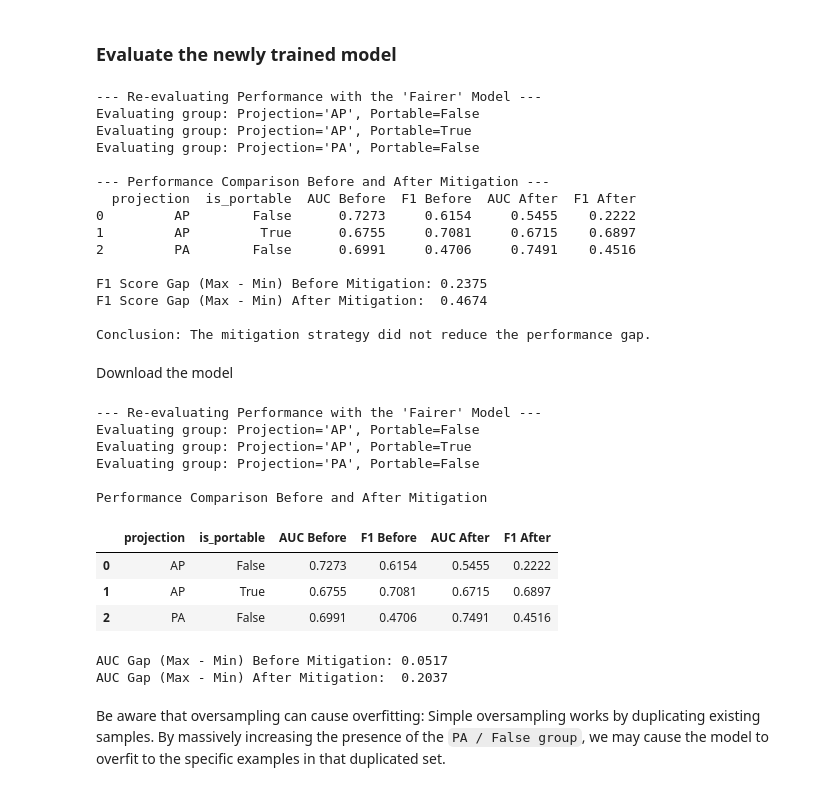
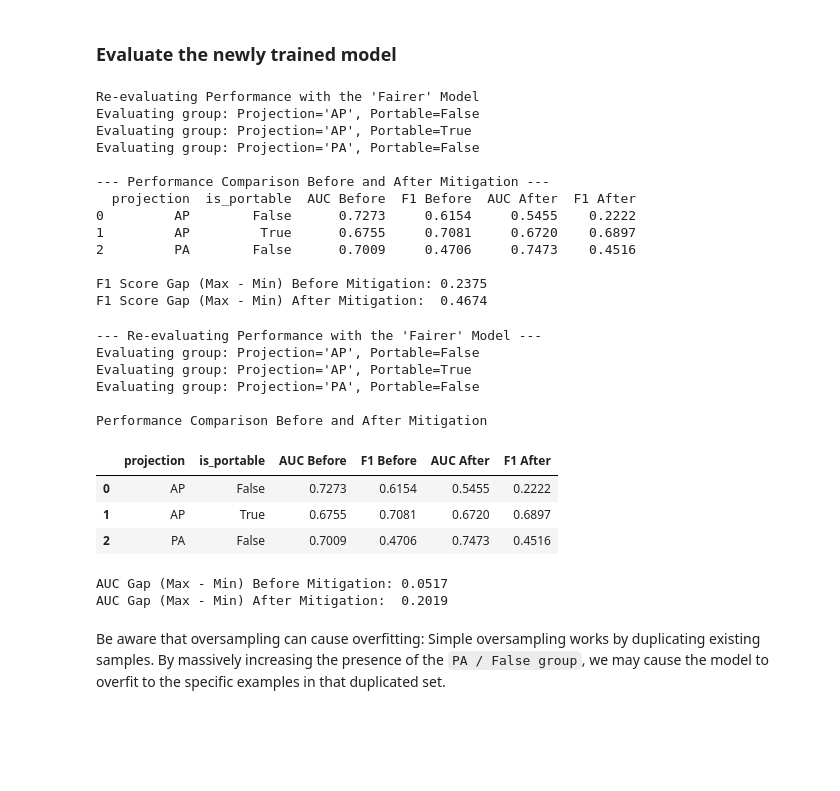
Before and after one commit to Christelleelkhoury/AIM, a Jupyter notebook: project/week5_solution.ipynb, the cells around one changed output. Cells and saved outputs as stored; diff of their text form; code cells hidden in the pictures; blank space fills up the shorter version.

```diff
--- a/project/week5_solution.ipynb
+++ b/project/week5_solution.ipynb
@@ -228,7 +273,7 @@ for name, d in [('train', train_df), ('val', val_df), ('test', test_df)]:
     print(f"{name}: rows={tot}, projection missing={na_proj} ({na_proj/tot:.1%})")
 
 # Construct the full expected PNG path for each row
-image_dir = '/albarqouni_lab/raw_datasets/AIM_datasets/MIMIC-CXR-png/files-png'
+image_dir = './MIMIC-CXR-png/files-png'
 train_df['img_path'] = train_df.apply(lambda r: os.path.join(image_dir,f"p{r.subject_id}",f"s{r.study_id}",f"{r.dicom_id}.png"),axis=1);train_df.reset_index(drop=True,inplace=True)
 val_df['img_path'] = val_df.apply(lambda r: os.path.join(image_dir,f"p{r.subject_id}",f"s{r.study_id}",f"{r.dicom_id}.png"),axis=1);val_df.reset_index(drop=True, inplace=True)
 test_df['img_path'] = test_df.apply(lambda r: os.path.join(image_dir,f"p{r.subject_id}",f"s{r.study_id}",f"{r.dicom_id}.png"),axis=1);test_df.reset_index(drop=True,inplace=True)
@@ -822,7 +893,7 @@ Done!
 
 model_fairer = efficientnet_b4(weights=EfficientNet_B4_Weights.DEFAULT)
 model_fairer.classifier[1] = nn.Sequential(nn.Linear(1792, 2))
-model_fairer.load_state_dict(torch.load('./fairer-efficientnetb4-pathology-cxr2.pth')) # Load model
+model_fairer.load_state_dict(torch.load('./fair-efficientnetb4-pathology-cxr2.pth')) # Load model
 model_fairer.eval()
 model_fairer.to(device)
 
@@ -844,7 +915,7 @@ for proj, port in group_keys:
         metrics['is_portable'] = port
         all_results_fairer.append(metrics)
 
-# --- 3. Display and Compare Results ---
+# Display and Compare Results
 results_df_fairer = pd.DataFrame(all_results_fairer)
 
 # Get the original results from the previous task for comparison
@@ -868,13 +939,8 @@ f1_gap_after = results_df_fairer['f1'].max() - results_df_fairer['f1'].min()
 
 print(f"\nF1 Score Gap (Max - Min) Before Mitigation: {f1_gap_before:.4f}")
 print(f"F1 Score Gap (Max - Min) After Mitigation:  {f1_gap_after:.4f}")
-
-if f1_gap_after < f1_gap_before:
-    print("\nConclusion: The mitigation strategy successfully reduced the performance gap, creating a more equitable model.")
-else:
-    print("\nConclusion: The mitigation strategy did not reduce the performance gap.")
 # %% [output]
---- Re-evaluating Performance with the 'Fairer' Model ---
+Re-evaluating Performance with the 'Fairer' Model
 Evaluating group: Projection='AP', Portable=False
 Evaluating group: Projection='AP', Portable=True
 Evaluating group: Projection='PA', Portable=False
@@ -882,12 +948,8 @@ Evaluating group: Projection='PA', Portable=False
 --- Performance Comparison Before and After Mitigation ---
   projection  is_portable  AUC Before  F1 Before  AUC After  F1 After
 0         AP        False      0.7273     0.6154     0.5455    0.2222
-1         AP         True      0.6755     0.7081     0.6715    0.6897
-2         PA        False      0.6991     0.4706     0.7491    0.4516
+1         AP         True      0.6755     0.7081     0.6720    0.6897
+2         PA        False      0.7009     0.4706     0.7473    0.4516
 
 F1 Score Gap (Max - Min) Before Mitigation: 0.2375
 F1 Score Gap (Max - Min) After Mitigation:  0.4674
-
-Conclusion: The mitigation strategy did not reduce the performance gap.
-# %% [markdown]
-Download the model
@@ -897,12 +957,12 @@ Download the model
 # Load the New "Fairer" Model
 model_fairer = efficientnet_b4(weights=EfficientNet_B4_Weights.DEFAULT)
 model_fairer.classifier[1] = nn.Sequential(nn.Linear(1792, 2))
-model_fairer.load_state_dict(torch.load('./fairer-efficientnetb4-pathology-cxr2.pth')) # Load model
+model_fairer.load_state_dict(torch.load('./fair-efficientnetb4-pathology-cxr2.pth')) # Load model
 model_fairer.eval()
 model_fairer.to(device)
 
 
-# --- 2. Re-evaluate Performance on All Subgroups ---
+# Re-evaluate Performance on All Subgroups
 print("--- Re-evaluating Performance with the 'Fairer' Model ---")
 all_results_fairer = []
 group_keys = test_df.groupby(['projection', 'is_portable']).groups.keys()
@@ -921,37 +981,37 @@ for proj, port in group_keys:
 
 results_df_fairer = pd.DataFrame(all_results_fairer)
 results_df_before = pd.DataFrame(all_results)
 
 # Prepare data for comparison table
 comparison_df = results_df_before[['projection', 'is_portable', 'auc', 'f1']].copy()
 comparison_df.rename(columns={'auc': 'AUC Before', 'f1': 'F1 Before'}, inplace=True)
 comparison_df = comparison_df.merge(
     results_df_fairer[['projection', 'is_portable', 'auc', 'f1']],
     on=['projection', 'is_portable']
 )
 comparison_df.rename(columns={'auc': 'AUC After', 'f1': 'F1 After'}, inplace=True)
 
 print("\nPerformance Comparison Before and After Mitigation")
 display(comparison_df.round(4))
 
 auc_gap_before = results_df_before['auc'].max() - results_df_before['auc'].min()
 auc_gap_after = results_df_fairer['auc'].max() - results_df_fairer['auc'].min()
 
 print(f"\nAUC Gap (Max - Min) Before Mitigation: {auc_gap_before:.4f}")
 print(f"AUC Gap (Max - Min) After Mitigation:  {auc_gap_after:.4f}")
 # %% [output]
 --- Re-evaluating Performance with the 'Fairer' Model ---
 Evaluating group: Projection='AP', Portable=False
 Evaluating group: Projection='AP', Portable=True
 Evaluating group: Projection='PA', Portable=False
 
 Performance Comparison Before and After Mitigation
 |  | projection | is_portable | AUC Before | F1 Before | AUC After | F1 After |
 | 0 | AP | False | 0.7273 | 0.6154 | 0.5455 | 0.2222 |
-| 1 | AP | True | 0.6755 | 0.7081 | 0.6715 | 0.6897 |
-| 2 | PA | False | 0.6991 | 0.4706 | 0.7491 | 0.4516 |
+| 1 | AP | True | 0.6755 | 0.7081 | 0.6720 | 0.6897 |
+| 2 | PA | False | 0.7009 | 0.4706 | 0.7473 | 0.4516 |
 AUC Gap (Max - Min) Before Mitigation: 0.0517
-AUC Gap (Max - Min) After Mitigation:  0.2037
+AUC Gap (Max - Min) After Mitigation:  0.2019
 # %% [markdown]
 Be aware that oversampling can cause overfitting: Simple oversampling works by duplicating existing samples. By massively increasing the presence of the `PA / False group`, we may cause the model to overfit to the specific examples in that duplicated set.
 # %% [markdown]
```
Also changed, not shown: parts of 27 cells of this notebook, 2 other files.
